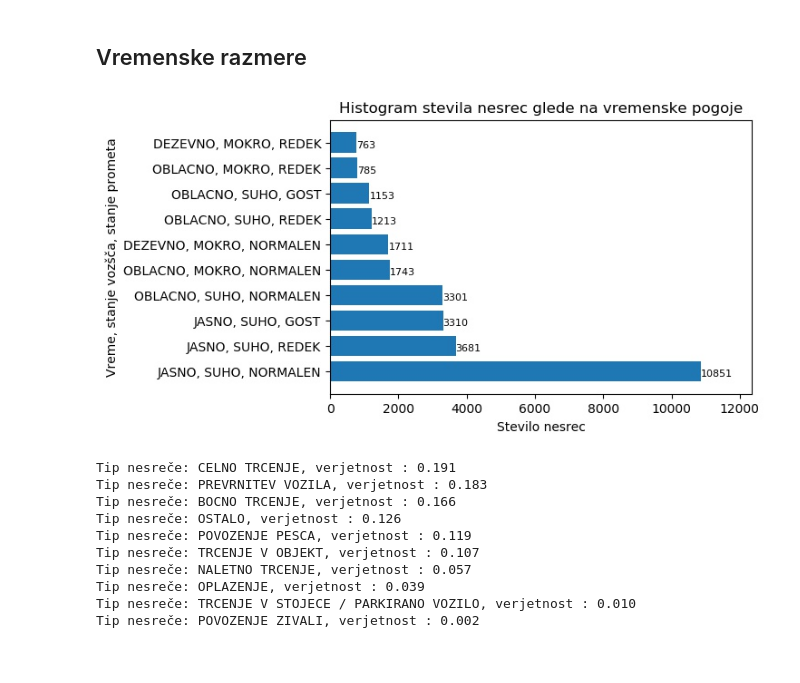
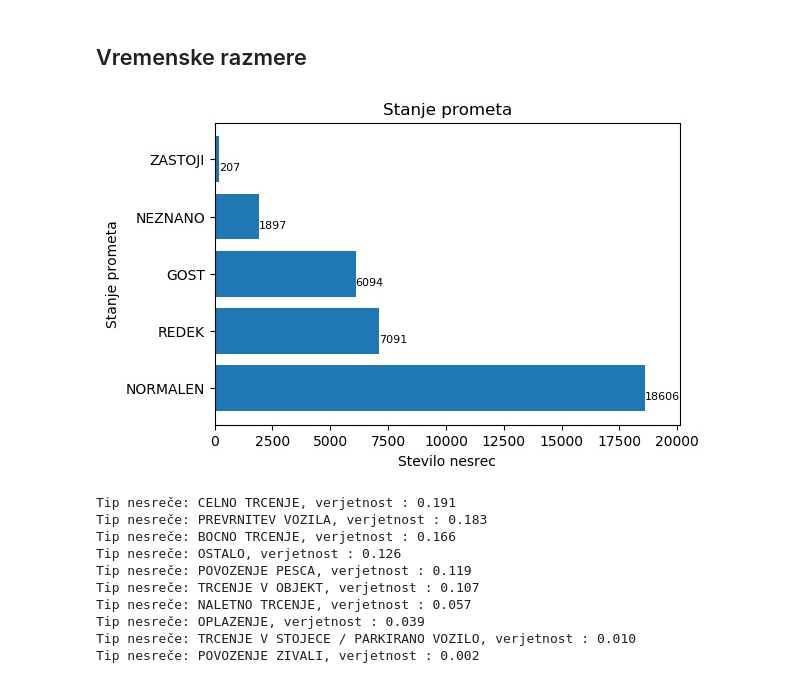
Before and after one commit to ozbej/PR20BOTGJ, a Jupyter notebook: Porocilo Tadej.ipynb, the cells around one changed output. Saved outputs shown, nothing was run; the diff lists cells and outputs as text; code cells hidden in the pictures.

```diff
--- a/Porocilo Tadej.ipynb
+++ b/Porocilo Tadej.ipynb
@@ -60,33 +60,33 @@ Text(0.5, 1.0, 'Števila nesreČ glede na spol povzročitelja')
 # %%
 from collections import Counter
 
 st_nesrec_vreme = dict()
 vsi_pogoji = ""
 
 for row in data:
-    vsi_pogoji += row["VremenskeOkoliscine"] + ", " + row["StanjeVozisca"]  + ", " + row["StanjePrometa"]
+    vsi_pogoji += row["StanjePrometa"]
     if vsi_pogoji not in st_nesrec_vreme.keys():
         st_nesrec_vreme[vsi_pogoji] = 0
     st_nesrec_vreme[vsi_pogoji] += 1
     vsi_pogoji = ""
 
 k = Counter(st_nesrec_vreme)
 high = k.most_common(10)
 
 x = [i[0] for i in high]
 y = [i[1] for i in high]
 
 plt.figure(dpi = 100)
 plt.barh(x, y);
-plt.title('Histogram stevila nesrec glede na vremenske pogoje', fontsize=12);
+plt.title('Stanje prometa', fontsize=12);
 plt.xlabel('Stevilo nesrec');
-plt.ylabel('Vreme, stanje vozšča, stanje prometa');
+plt.ylabel('Stanje prometa');
 plt.xlim(0, y[0] + 1500)
 
 for i, v in enumerate(y):
     plt.text(v, i- 0.20 , str(v), color="black", fontsize=8)
 # %% [output]
-[figure, old version]
+[figure, new version]
 # %%
 vsePoskodbe = 0
 stevecPoskodb = {}
```
Also changed, not shown: 2 other files.
